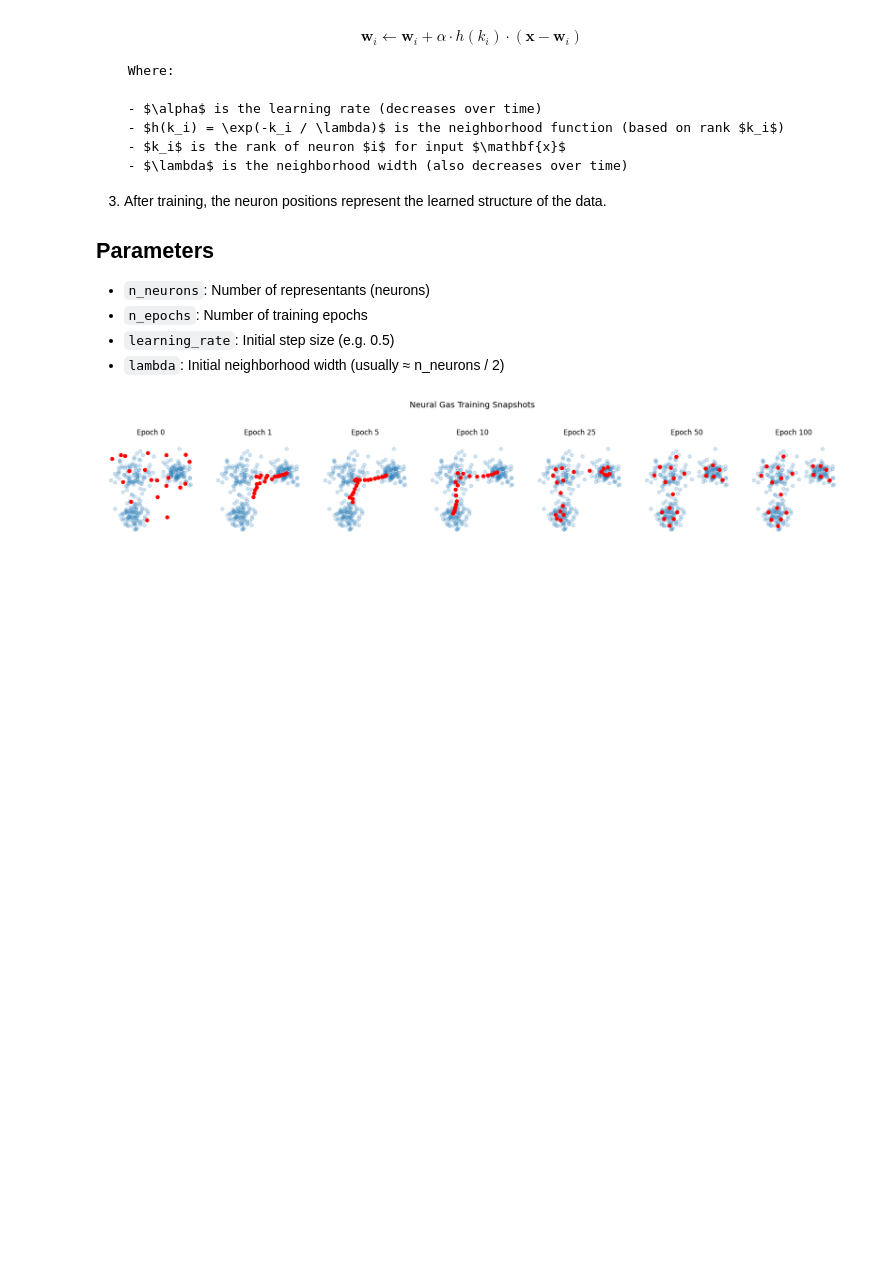
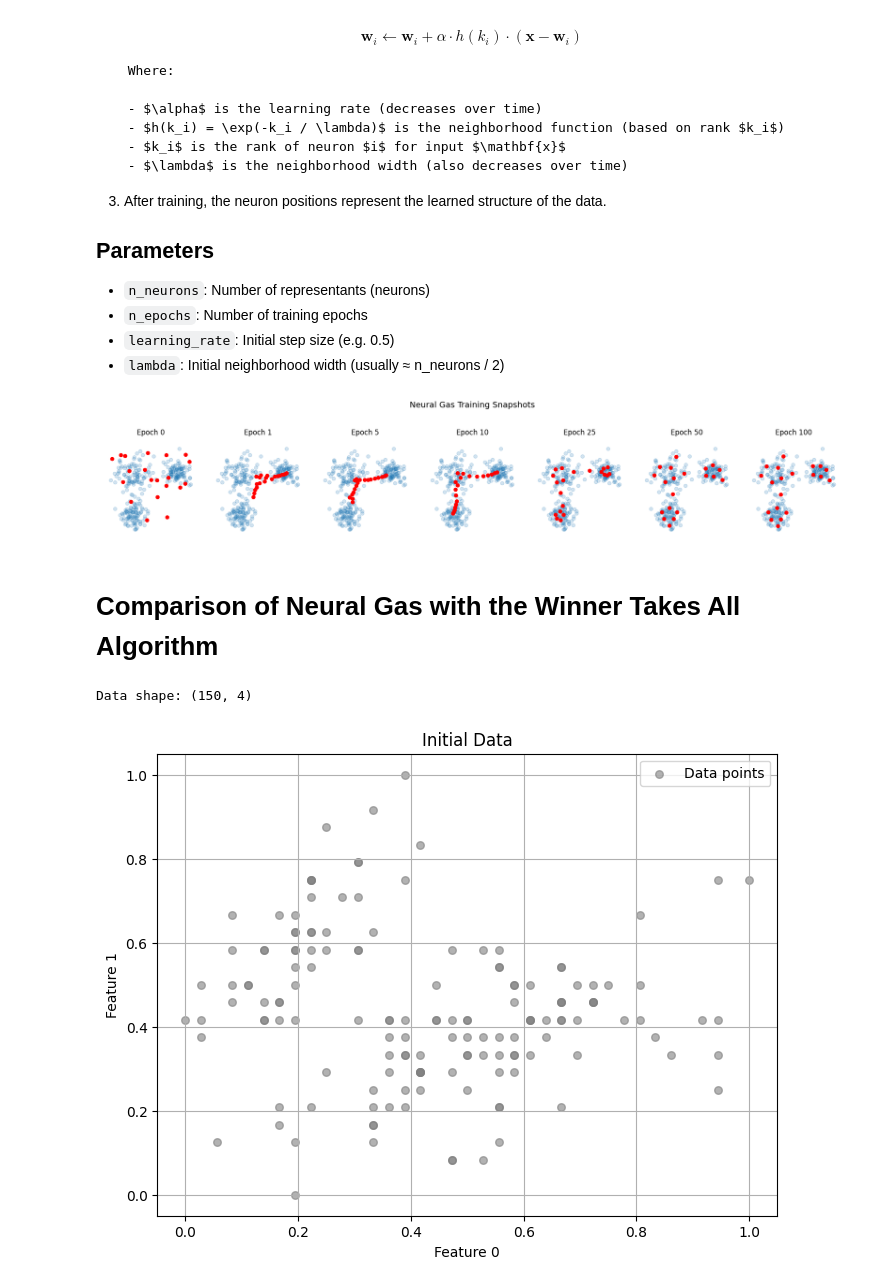
Before and after one commit to reitezuz/18NES1-2025-, a Jupyter notebook: week13/neural_gas.ipynb, the cells around one changed output. Drawn from its saved outputs; the diff is of its cells as text; code cells hidden in the pictures; blank space fills up the shorter version.

```diff
--- a/week13/neural_gas.ipynb
+++ b/week13/neural_gas.ipynb
@@ -93,3 +93,5 @@ plt.tight_layout()
 plt.show()
 # %% [output]
 [figure]
+# %% [markdown]
+# Comparison of Neural Gas with the Winner Takes All Algorithm
@@ -95,0 +214,49 @@ plt.show()
+# %%
+# Choose dataset
+dataset_choice = 'iris'  # options: 'blobs1', 'blobs2', 'moons', 'circles', 'iris',
+
+import numpy as np
+from sklearn.datasets import make_blobs, make_circles, make_moons, load_iris
+from sklearn.preprocessing import MinMaxScaler, StandardScaler
+
+def get_dataset(dataset_choice):
+    if dataset_choice == 'blobs1':
+        data, _ = make_blobs(n_samples=300, centers=[[1,1], [-1,-1], [2,-2]], cluster_std=[0.75, 0.5, 0.5], random_state=42)
+        #data, _ = make_blobs(n_samples=300, centers=3, cluster_std=0.60, random_state=42)
+    elif dataset_choice == 'blobs2':
+        data, _ = make_blobs(n_samples=400, centers=[[1,1], [1,-0.5], [-1,-1], [2,-2]], cluster_std=[0.25, 0.75, 0.5, 0.5], random_state=42)
+
+    elif dataset_choice == 'moons':
+        data = make_moons(n_samples=300, noise=0.1, random_state=42)[0]
+    elif dataset_choice == 'circles':
+        data = make_circles(n_samples=300, factor=0.5, noise=0.05, random_state=42)[0]
+
+    elif dataset_choice == 'iris':
+        iris = load_iris()
+        data = iris.data
+        scaler = MinMaxScaler()
+        data = scaler.fit_transform(data)
+    else:
+        raise ValueError("Unknown dataset choice.")
+    return data
+
+data = get_dataset(dataset_choice)
+print(f'Data shape: {data.shape}')
+
+
+
+# Choose dimensions to plot (in case of higher dimensional data)
+dims = (0, 1)
+
+import matplotlib.pyplot as plt
+plt.figure(figsize=(8,6))
+plt.scatter(data[:, dims[0]], data[:, dims[1]], c='gray', s=30, alpha=0.6, label='Data points')
+plt.xlabel(f'Feature {dims[0]}')
+plt.ylabel(f'Feature {dims[1]}')
+plt.title('Initial Data')
+plt.legend()
+plt.grid(True)
+plt.show()
+# %% [output]
+Data shape: (150, 4)
+[figure, added]
```
Also changed, not shown: parts of 2 cells of this notebook.
